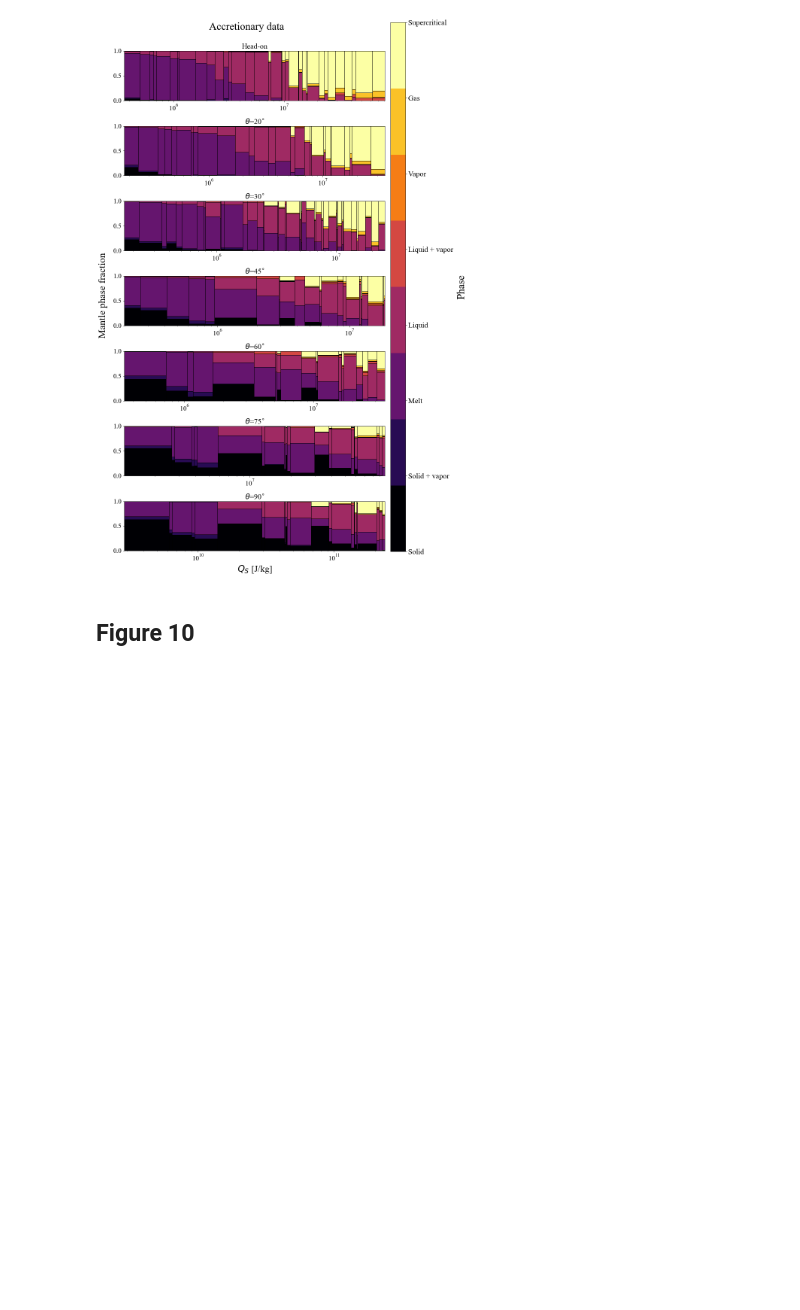
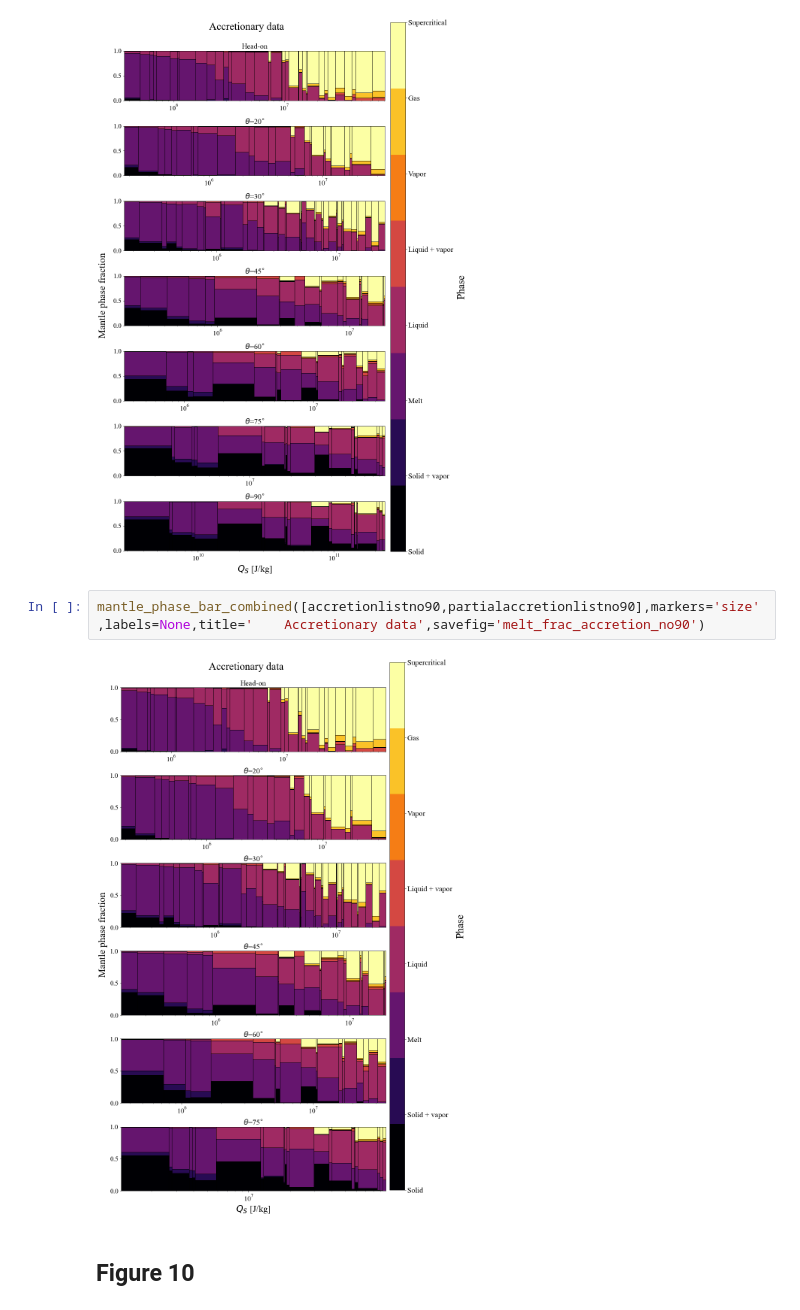
Before and after one commit to PlanetSim/SWIFT-survey-2024-paper-data, a Jupyter notebook: Manuscript_plots_only.ipynb, the cells around one changed output. Cells and saved outputs as stored; diff of their text form; blank space fills up the shorter version.

```diff
--- a/Manuscript_plots_only.ipynb
+++ b/Manuscript_plots_only.ipynb
@@ -3106,6 +3211,10 @@ def mantle_phase_bar_combined(simlistlist,labels=None,xlim=None,star=False,loglo
 mantle_phase_bar_combined([accretionlist,partialaccretionlist],markers='size',labels=None,title='    Accretionary data')
 # %% [output]
 [figure]
+# %%
+mantle_phase_bar_combined([accretionlistno90,partialaccretionlistno90],markers='size',labels=None,title='    Accretionary data',savefig='melt_frac_accretion_no90')
+# %% [output]
+[figure, added]
 # %% [markdown]
 ## Figure 10
 # %%
```
Also changed, not shown: parts of 20 cells of this notebook, 3 other files.
